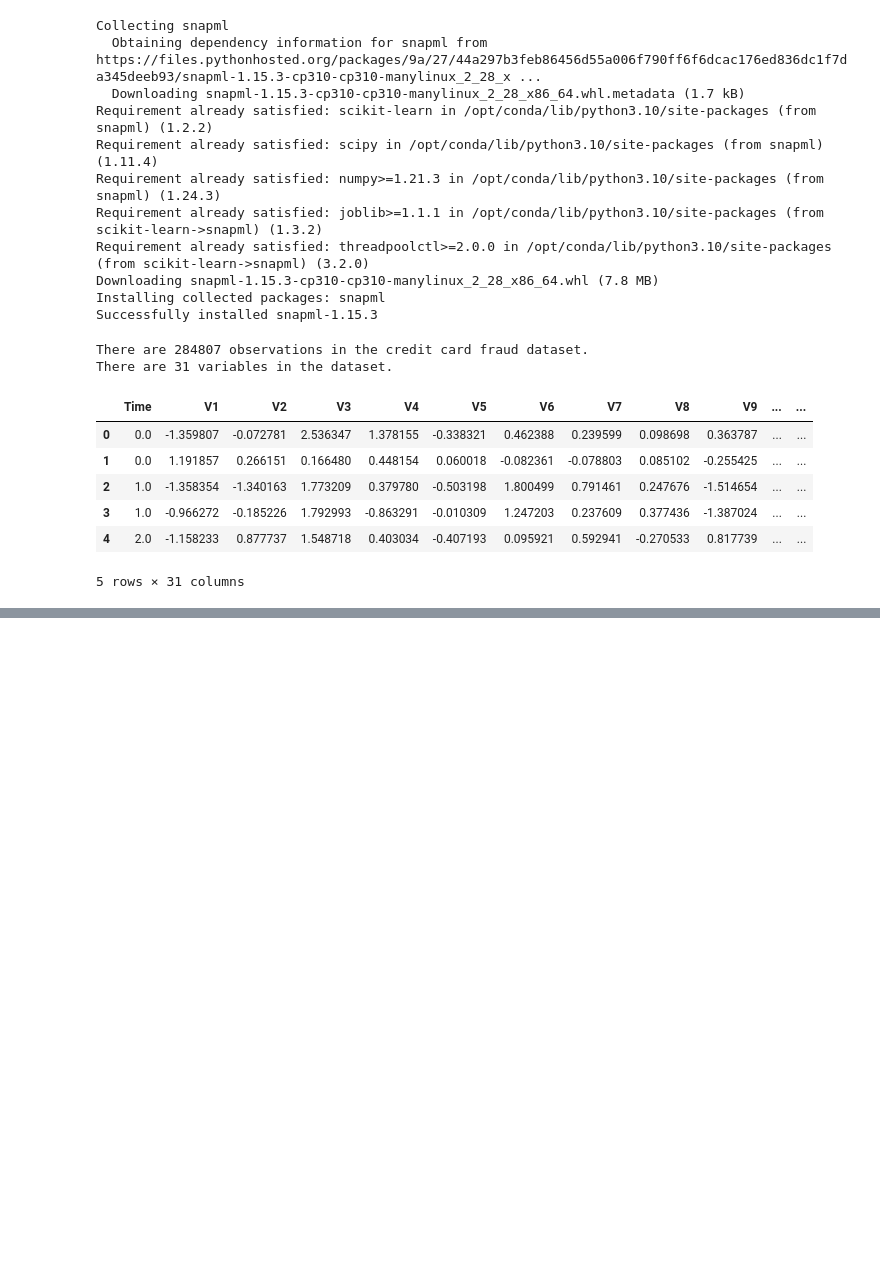
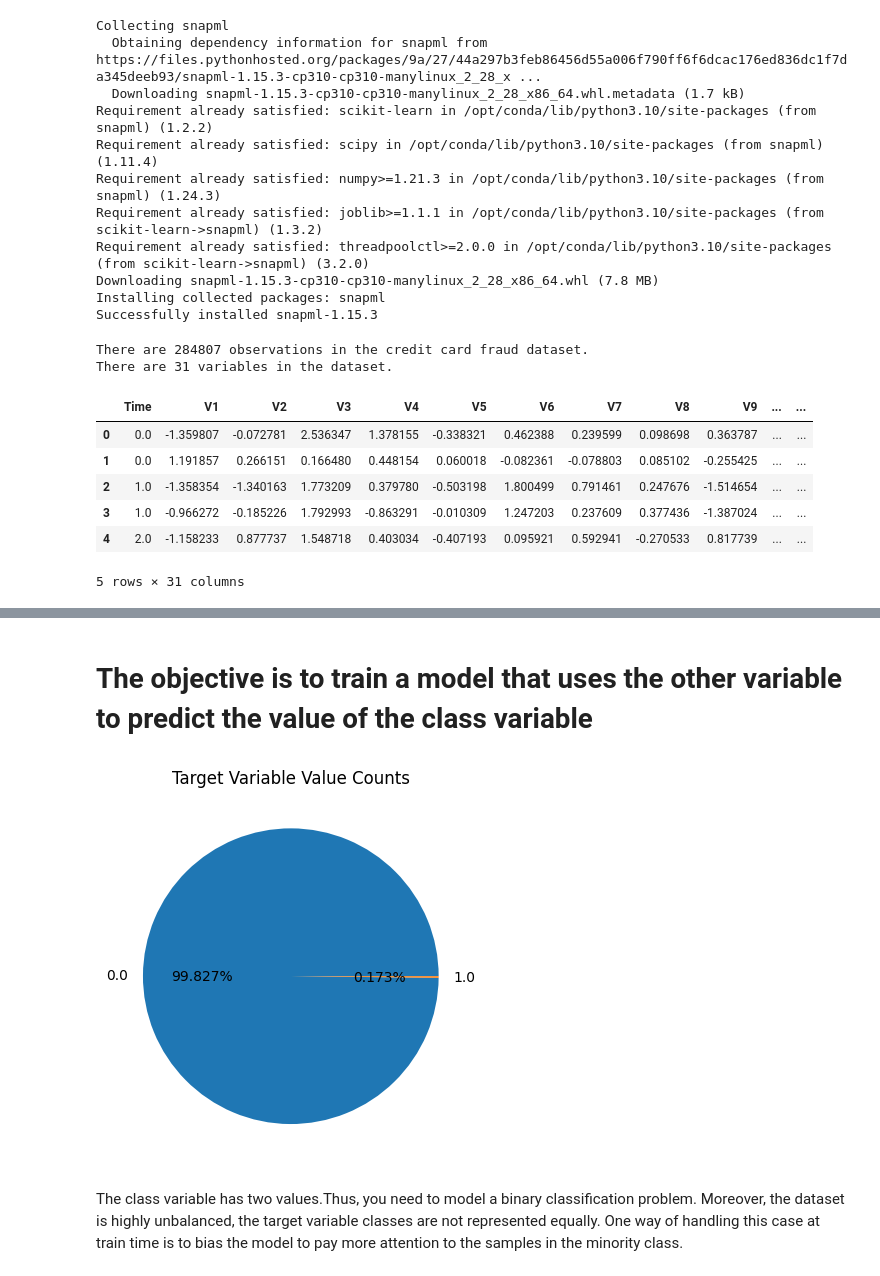
Before and after one commit to saru254/Credit-Fraud-Detection-using-scikit-learn-and-snap-ML-, a Jupyter notebook: credit-card-fraud-detection-scikit-learn-snap-ml.ipynb, the cells around one changed output, grey strips where cells are left out. Cells and saved outputs as stored; diff of their text form; code cells hidden in the pictures; blank space fills up the shorter version.

Commit message:
Kaggle Notebook | Credit Card Fraud Detection | Version 3

```diff
--- a/credit-card-fraud-detection-scikit-learn-snap-ml.ipynb
+++ b/credit-card-fraud-detection-scikit-learn-snap-ml.ipynb
@@ -46,0 +49,11 @@ There are 31 variables in the dataset.
+# %%
+n_replicas = 10
+
+# inflate the original dataset
+big_raw_data = pd.DataFrame(np.repeat(raw_data.values, n_replicas, axis=0), columns=raw_data.columns)
+
+print("There are " + str(len(big_raw_data)) + " observations in the inflated credit card fraud dataset.")
+print("There are " + str(len(big_raw_data.columns)) + " variables in the dataset.")
+
+# display first rows in the new dataset
+big_raw_data.head()
@@ -46,0 +70,19 @@ There are 31 variables in the dataset.
+# %% [markdown]
+# The objective is to train a model that uses the other variable to predict the value of the class variable
+# %%
+#get the set of distinct classes
+labels = big_raw_data.Class.unique()
+
+#getting the count of each class
+sizes = big_raw_data.Class.value_counts().values
+
+#plot the class value counts
+fig, ax = plt.subplots()
+ax.pie(sizes, labels=labels, autopct='%1.3f%%')
+ax.set_title('Target Variable Value Counts')
+plt.show()
+# %% [output]
+[figure, added]
+# %% [markdown]
+The class variable has two values.Thus, you need to model a binary classification problem. Moreover, the dataset is highly unbalanced, the target variable classes are not represented equally.
+One way of handling this case at train time is to bias the model to pay more attention to the samples in the minority class.
```
Also changed, not shown: parts of 2 cells of this notebook.
